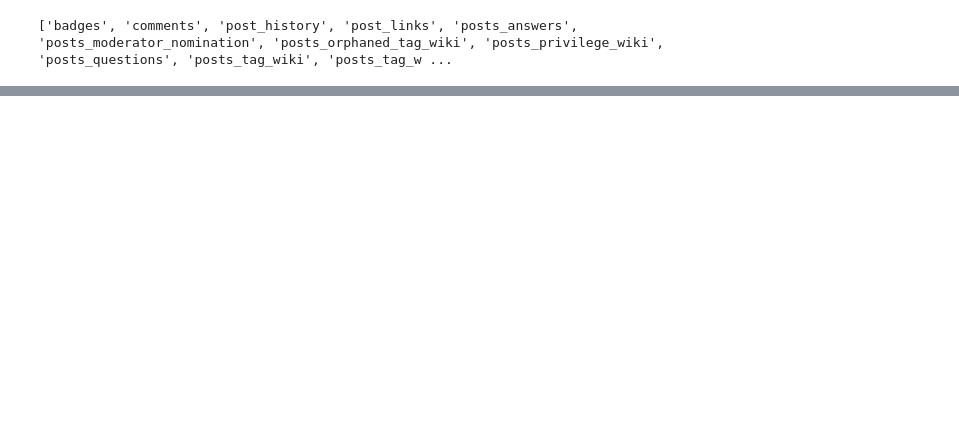
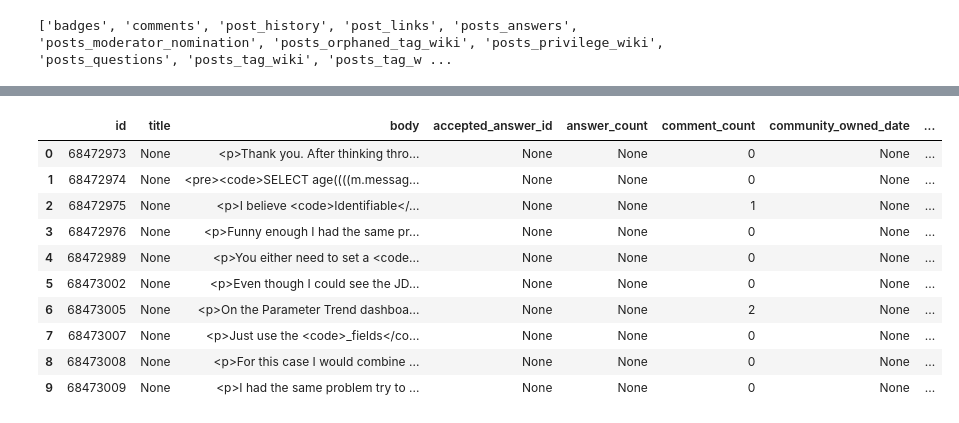
Before and after one commit to engrbugs/sql-bigquery-kaggle7, a Jupyter notebook: sql-bigquery.ipynb, the cells around one changed output, grey strips where cells are left out. Saved outputs shown, nothing was run; the diff lists cells and outputs as text; code cells hidden in the pictures; blank space fills up the shorter version.

```diff
--- a/sql-bigquery.ipynb
+++ b/sql-bigquery.ipynb
@@ -51,0 +20,16 @@ client.list_rows(questions_table, max_results=5).to_dataframe()
+# %%
+table_ref = dataset_ref.table("posts_answers")
+table = client.get_table(table_ref)
+client.list_rows(table, max_results=10).to_dataframe()
+# %% [output]
+|  | id | title | body | accepted_answer_id | answer_count | comment_count | community_owned_date | ... |
+| 0 | 68472973 | None | <p>Thank you. After thinking thro... | None | None | 0 | None | ... |
+| 1 | 68472974 | None | <pre><code>SELECT age((((m.messag... | None | None | 0 | None | ... |
+| 2 | 68472975 | None | <p>I believe <code>Identifiable</... | None | None | 1 | None | ... |
+| 3 | 68472976 | None | <p>Funny enough I had the same pr... | None | None | 0 | None | ... |
+| 4 | 68472989 | None | <p>You either need to set a <code... | None | None | 0 | None | ... |
+| 5 | 68473002 | None | <p>Even though I could see the JD... | None | None | 0 | None | ... |
+| 6 | 68473005 | None | <p>On the Parameter Trend dashboa... | None | None | 2 | None | ... |
+| 7 | 68473007 | None | <p>Just use the <code>_fields</co... | None | None | 0 | None | ... |
+| 8 | 68473008 | None | <p>For this case I would combine ... | None | None | 0 | None | ... |
+| 9 | 68473009 | None | <p>I had the same problem try to ... | None | None | 0 | None | ... |
```
Also changed, not shown: parts of 6 cells of this notebook.
